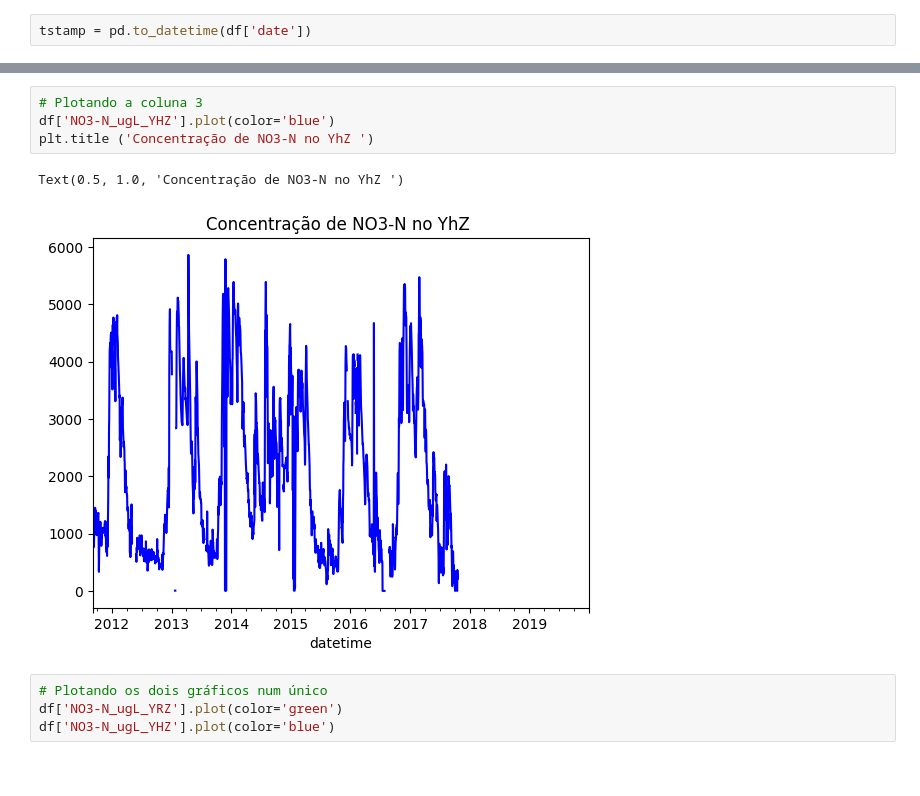
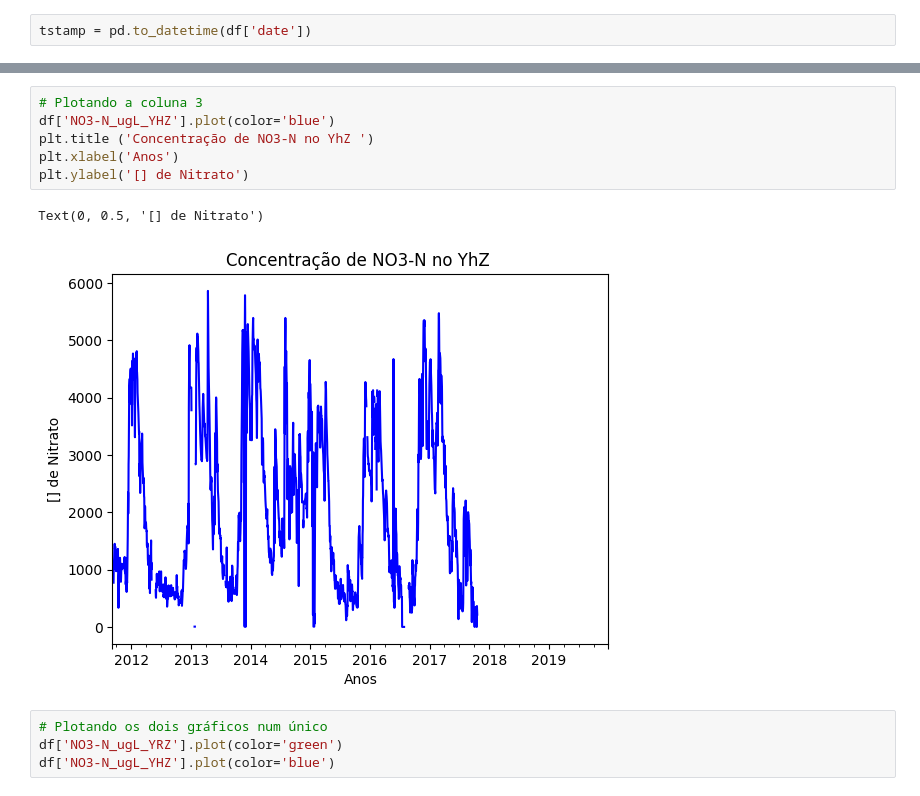
Before and after one commit to Larissa0403/ENS410064, a Jupyter notebook: nitrato código certo.ipynb, the cells around one changed output, grey strips where cells are left out. Cells and saved outputs as stored; diff of their text form.

```diff
--- a/nitrato código certo.ipynb
+++ b/nitrato código certo.ipynb
@@ -87,10 +89,12 @@ Text(0.5, 1.0, 'Concentração de NO3-N no YRZ ')
 # %%
 # Plotando a coluna 3
 df['NO3-N_ugL_YHZ'].plot(color='blue')
 plt.title ('Concentração de NO3-N no YhZ ')
+plt.xlabel('Anos')
+plt.ylabel('[] de Nitrato')
 # %% [output]
-Text(0.5, 1.0, 'Concentração de NO3-N no YhZ ')
+Text(0, 0.5, '[] de Nitrato')
-[figure, old version]
+[figure, new version]
 # %%
 # Plotando os dois gráficos num único
 df['NO3-N_ugL_YRZ'].plot(color='green')
```
Also changed, not shown: parts of 3 cells of this notebook.
